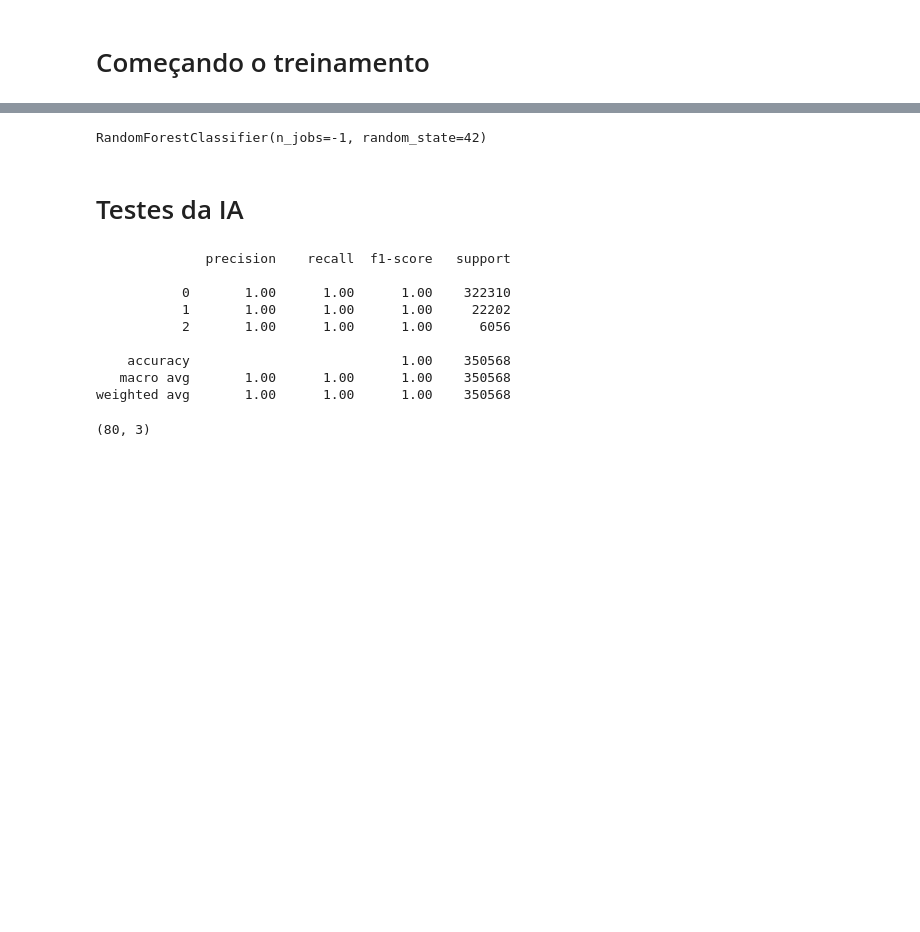
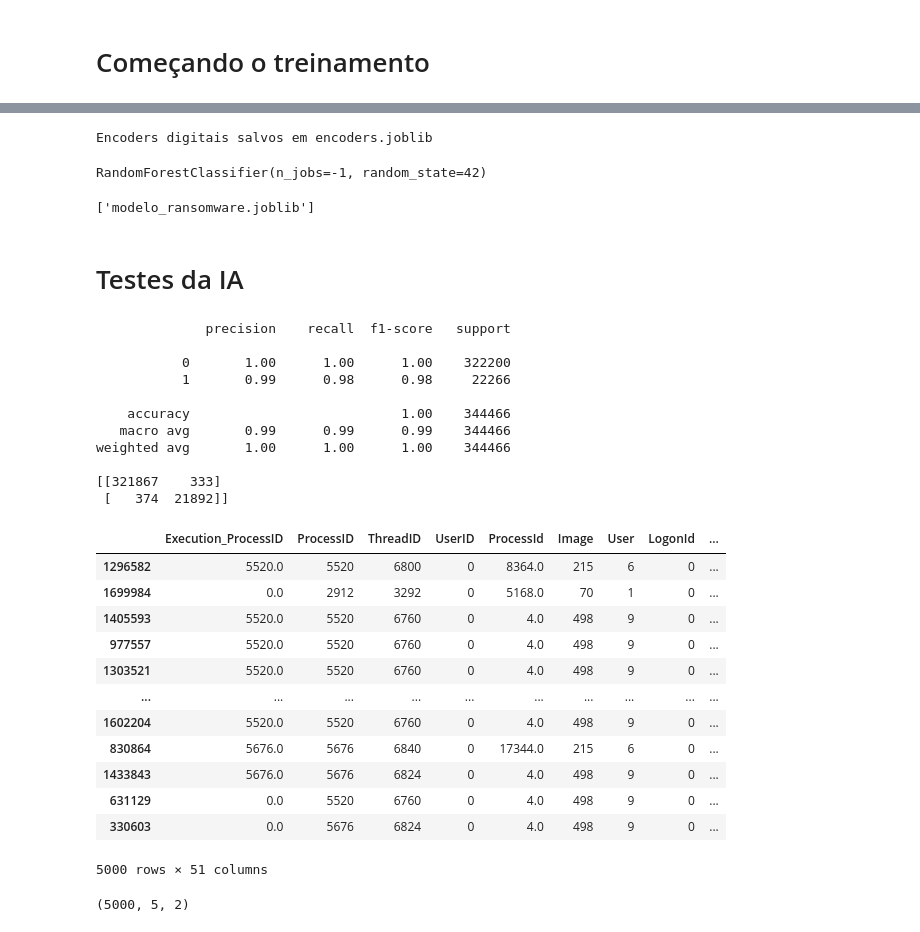
Before and after one commit to ViniCarvalho71/RansonwareData, a Jupyter notebook: Train/train_v2.ipynb, the cells around one changed output, grey strips where cells are left out. Cells and saved outputs as stored; diff of their text form; code cells hidden in the pictures; blank space fills up the shorter version.

```diff
--- a/Train/train_v2.ipynb
+++ b/Train/train_v2.ipynb
@@ -32,28 +51,24 @@ X = df.drop(columns=['Label'] + drop_cols)
 # %%
-for col in ['SystemTime', 'UtcTime']:
-    X[col] = pd.to_datetime(X[col], errors='coerce')
-    X[col + '_hour'] = X[col].dt.hour.fillna(0)
-    X[col + '_weekday'] = X[col].dt.weekday.fillna(0)
-X = X.drop(columns=['SystemTime', 'UtcTime'])
+import joblib
 
-# ---------- 3️⃣ Processar IPs ----------
-def ip_to_int(ip):
-    try:
-        return int(ipaddress.ip_address(ip))
-    except:
-        return 0
+# ---------- Todas as features selecionadas são categóricas (strings) ----------
+categorical_features = X.columns.tolist()
 
-for col in ['SourceIp', 'DestinationIp']:
-    X[col] = X[col].astype(str).apply(ip_to_int)
+# ---------- Label Encoding ----------
+X_encoded = X.copy()
+encoders = {}
 
-# ---------- 4️⃣ Separar colunas numéricas e categóricas ----------
-numeric_features = X.select_dtypes(include=['int64', 'float64']).columns.tolist()
-categorical_features = X.select_dtypes(include=['object']).columns.tolist()
+for col in categorical_features:
+    le = LabelEncoder()
+    # Handle NaN strings if any
+    X_encoded[col] = le.fit_transform(X_encoded[col].astype(str).fillna(""))
+    encoders[col] = le
 
-# ---------- 5️⃣ Label Encoding ----------
-X_encoded = X.copy()
-for col in categorical_features:
-    X_encoded[col] = LabelEncoder().fit_transform(X_encoded[col].astype(str))
+# Save the encoders! This is crucial so when loading in TestWithLogs we use the EXACT SAME MAPPINGS.
+joblib.dump(encoders, "encoders.joblib")
+print("Encoders digitais salvos em encoders.joblib")
+# %% [output]
+Encoders digitais salvos em encoders.joblib
 # %%
 rf = RandomForestClassifier(n_estimators=100, random_state=42, n_jobs=-1)
 
@@ -62,21 +77,46 @@ X_train, X_test, y_train, y_test = train_test_split(X_encoded, y, test_size=0.2,
 rf.fit(X_train, y_train)
 # %% [output]
 RandomForestClassifier(n_jobs=-1, random_state=42)
+# %%
+import joblib
+
+joblib.dump(rf, "modelo_ransomware.joblib")
+# %% [output]
+['modelo_ransomware.joblib']
 # %% [markdown]
 # Testes da IA
 # %%
 y_pred = rf.predict(X_test)
 print(classification_report(y_test, y_pred))
+print(confusion_matrix(y_test, y_pred))
 # %% [output]
               precision    recall  f1-score   support
 
-           0       1.00      1.00      1.00    322310
-           1       1.00      1.00      1.00     22202
-           2       1.00      1.00      1.00      6056
+           0       1.00      1.00      1.00    322200
+           1       0.99      0.98      0.98     22266
 
-    accuracy                           1.00    350568
-   macro avg       1.00      1.00      1.00    350568
-weighted avg       1.00      1.00      1.00    350568
+    accuracy                           1.00    344466
+   macro avg       0.99      0.99      0.99    344466
+weighted avg       1.00      1.00      1.00    344466
+
+[[321867    333]
+ [   374  21892]]
+# %%
+X_test[:5000]
+# %% [output]
+|  | Execution_ProcessID | ProcessID | ThreadID | UserID | ProcessId | Image | User | LogonId | ... |
+| 1296582 | 5520.0 | 5520 | 6800 | 0 | 8364.0 | 215 | 6 | 0 | ... |
+| 1699984 | 0.0 | 2912 | 3292 | 0 | 5168.0 | 70 | 1 | 0 | ... |
+| 1405593 | 5520.0 | 5520 | 6760 | 0 | 4.0 | 498 | 9 | 0 | ... |
+| 977557 | 5520.0 | 5520 | 6760 | 0 | 4.0 | 498 | 9 | 0 | ... |
+| 1303521 | 5520.0 | 5520 | 6760 | 0 | 4.0 | 498 | 9 | 0 | ... |
+| ... | ... | ... | ... | ... | ... | ... | ... | ... | ... |
+| 1602204 | 5520.0 | 5520 | 6760 | 0 | 4.0 | 498 | 9 | 0 | ... |
+| 830864 | 5676.0 | 5676 | 6840 | 0 | 17344.0 | 215 | 6 | 0 | ... |
+| 1433843 | 5676.0 | 5676 | 6824 | 0 | 4.0 | 498 | 9 | 0 | ... |
+| 631129 | 0.0 | 5520 | 6760 | 0 | 4.0 | 498 | 9 | 0 | ... |
+| 330603 | 0.0 | 5676 | 6824 | 0 | 4.0 | 498 | 9 | 0 | ... |
+5000 rows × 51 columns
 # %%
 
 # NÃO MEXER NESSA CÉLULA
@@ -85,4 +125,4 @@ shap_values = explainer.shap_values(X_test)
 # %%
-shap_values[1].shape
+shap_values.shape
 # %% [output]
-(80, 3)
+(5000, 5, 2)
```
Also changed, not shown: parts of 9 cells of this notebook, 14 other files.
